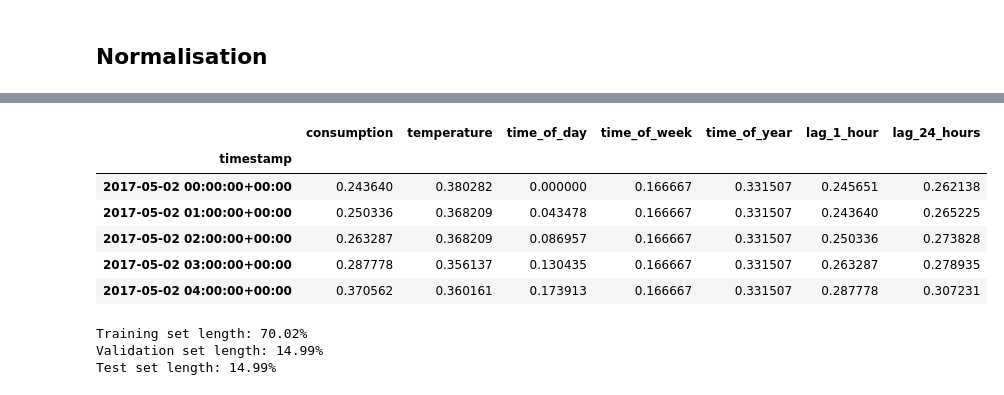
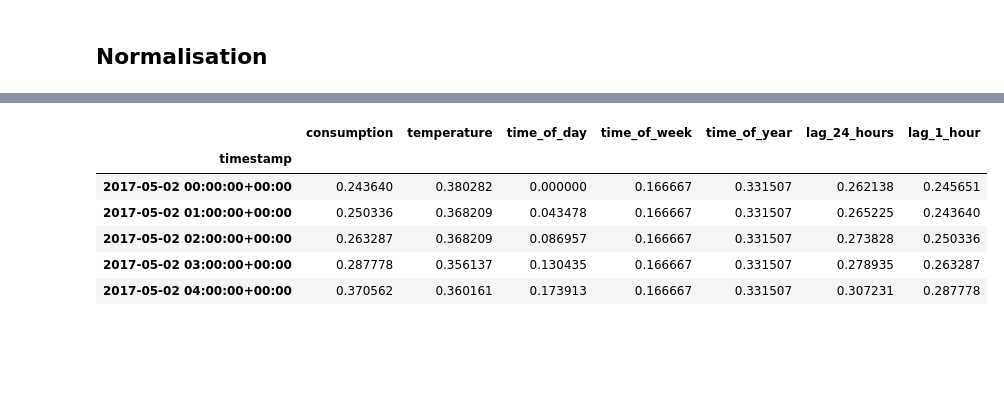
Before and after one commit to gunhamn/public, a Jupyter notebook: DL_Forecasting/preprocessing.ipynb, the cells around one changed output, grey strips where cells are left out. Saved outputs shown, nothing was run; the diff lists cells and outputs as text; code cells hidden in the pictures; blank space fills up the shorter version.

```diff
--- a/DL_Forecasting/preprocessing.ipynb
+++ b/DL_Forecasting/preprocessing.ipynb
@@ -65,0 +125,17 @@ dtype: int64
+# %%
+# Splitting the data into training, validation, and test sets
+""" The year 2023 will be the test set,
+2022 will be the validation set,
+and the rest will be the training set. """
+
+# Splitting the data into training, validation, and test sets
+NO1_train, NO1_val, NO1_test = NO1[:'2021-12-31'].copy(), NO1['2022-01-01':'2022-12-31'].copy(), NO1['2023-01-01':].copy()
+NO2_train, NO2_val, NO2_test = NO2[:'2021-12-31'].copy(), NO2['2022-01-01':'2022-12-31'].copy(), NO2['2023-01-01':].copy()
+NO3_train, NO3_val, NO3_test = NO3[:'2021-12-31'].copy(), NO3['2022-01-01':'2022-12-31'].copy(), NO3['2023-01-01':].copy()
+NO4_train, NO4_val, NO4_test = NO4[:'2021-12-31'].copy(), NO4['2022-01-01':'2022-12-31'].copy(), NO4['2023-01-01':].copy()
+NO5_train, NO5_val, NO5_test = NO5[:'2021-12-31'].copy(), NO5['2022-01-01':'2022-12-31'].copy(), NO5['2023-01-01':].copy()
+
+# Checking the percentual length of the sets
+print(f"Training set length: {100*len(NO1_train)/len(NO1):.2f}%")
+print(f"Validation set length: {100*len(NO1_val)/len(NO1):.2f}%")
+print(f"Test set length: {100*len(NO1_test)/len(NO1):.2f}%")
@@ -159,48 +203,36 @@ NO5.columns = ['consumption', 'temperature', 'time_of_day', 'time_of_week', 'tim
 # %%
 # Add the features lag_1_hour and lag_24_hours to the datasets
 def add_lag_features(df):
+    df.loc[:, 'lag_24_hours'] = df['consumption'].shift(24)
     df.loc[:, 'lag_1_hour'] = df['consumption'].shift(1)
-    df.loc[:, 'lag_24_hours'] = df['consumption'].shift(24)
     # Remove the first 24h rows with NaN values created by shifting
     df.dropna(inplace=True)
 
-add_lag_features(NO1)
-add_lag_features(NO2)
-add_lag_features(NO3)
-add_lag_features(NO4)
-add_lag_features(NO5)
+add_lag_features(NO1_train)
+add_lag_features(NO1_val)
+add_lag_features(NO1_test)
+add_lag_features(NO2_train)
+add_lag_features(NO2_val)
+add_lag_features(NO2_test)
+add_lag_features(NO3_train)
+add_lag_features(NO3_val)
+add_lag_features(NO3_test)
+add_lag_features(NO4_train)
+add_lag_features(NO4_val)
+add_lag_features(NO4_test)
+add_lag_features(NO5_train)
+add_lag_features(NO5_val)
+add_lag_features(NO5_test)
 
-NO1.head()
+NO1_train.head()
 # %% [output]
-|  | consumption | temperature | time_of_day | time_of_week | time_of_year | lag_1_hour | lag_24_hours |
+|  | consumption | temperature | time_of_day | time_of_week | time_of_year | lag_24_hours | lag_1_hour |
 | timestamp |  |  |  |  |  |  |  |
-| 2017-05-02 00:00:00+00:00 | 0.243640 | 0.380282 | 0.000000 | 0.166667 | 0.331507 | 0.245651 | 0.262138 |
-| 2017-05-02 01:00:00+00:00 | 0.250336 | 0.368209 | 0.043478 | 0.166667 | 0.331507 | 0.243640 | 0.265225 |
-| 2017-05-02 02:00:00+00:00 | 0.263287 | 0.368209 | 0.086957 | 0.166667 | 0.331507 | 0.250336 | 0.273828 |
-| 2017-05-02 03:00:00+00:00 | 0.287778 | 0.356137 | 0.130435 | 0.166667 | 0.331507 | 0.263287 | 0.278935 |
-| 2017-05-02 04:00:00+00:00 | 0.370562 | 0.360161 | 0.173913 | 0.166667 | 0.331507 | 0.287778 | 0.307231 |
+| 2017-05-02 00:00:00+00:00 | 0.243640 | 0.380282 | 0.000000 | 0.166667 | 0.331507 | 0.262138 | 0.245651 |
+| 2017-05-02 01:00:00+00:00 | 0.250336 | 0.368209 | 0.043478 | 0.166667 | 0.331507 | 0.265225 | 0.243640 |
+| 2017-05-02 02:00:00+00:00 | 0.263287 | 0.368209 | 0.086957 | 0.166667 | 0.331507 | 0.273828 | 0.250336 |
+| 2017-05-02 03:00:00+00:00 | 0.287778 | 0.356137 | 0.130435 | 0.166667 | 0.331507 | 0.278935 | 0.263287 |
+| 2017-05-02 04:00:00+00:00 | 0.370562 | 0.360161 | 0.173913 | 0.166667 | 0.331507 | 0.307231 | 0.287778 |
-# %%
-
-# Splitting the data into training, validation, and test sets
-""" The year 2023 will be the test set,
-2022 will be the validation set,
-and the rest will be the training set. """
-
-# Splitting the data into training, validation, and test sets
-NO1_train, NO1_val, NO1_test = NO1[:'2021-12-31'], NO1['2022-01-01':'2022-12-31'], NO1['2023-01-01':]
-NO2_train, NO2_val, NO2_test = NO2[:'2021-12-31'], NO2['2022-01-01':'2022-12-31'], NO2['2023-01-01':]
-NO3_train, NO3_val, NO3_test = NO3[:'2021-12-31'], NO3['2022-01-01':'2022-12-31'], NO3['2023-01-01':]
-NO4_train, NO4_val, NO4_test = NO4[:'2021-12-31'], NO4['2022-01-01':'2022-12-31'], NO4['2023-01-01':]
-NO5_train, NO5_val, NO5_test = NO5[:'2021-12-31'], NO5['2022-01-01':'2022-12-31'], NO5['2023-01-01':]
-
-# Checking the percentual length of the sets
-print(f"Training set length: {100*len(NO1_train)/len(NO1):.2f}%")
-print(f"Validation set length: {100*len(NO1_val)/len(NO1):.2f}%")
-print(f"Test set length: {100*len(NO1_test)/len(NO1):.2f}%")
-# %% [output]
-Training set length: 70.02%
-Validation set length: 14.99%
-Test set length: 14.99%
 # %%
 # Save the 15 preprocessed datasets to CSV files
 NO1_train.to_csv('preprocessed_datasets/NO1_train.csv')
```
Also changed, not shown: parts of 12 cells of this notebook, 22 other files.
